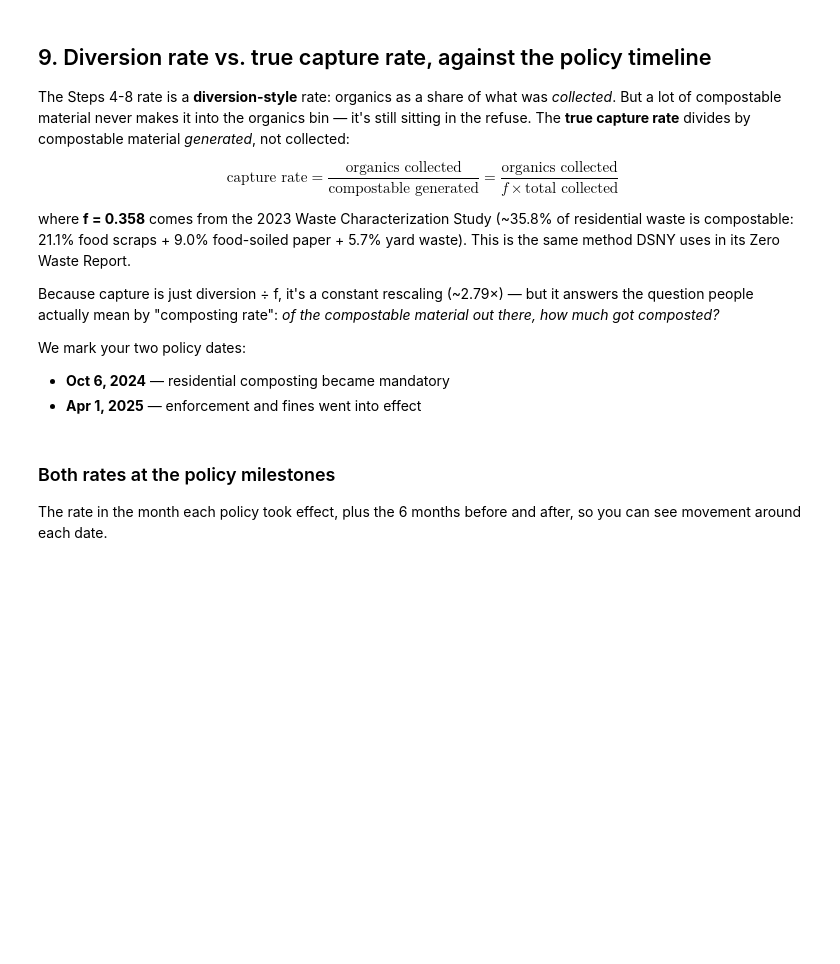
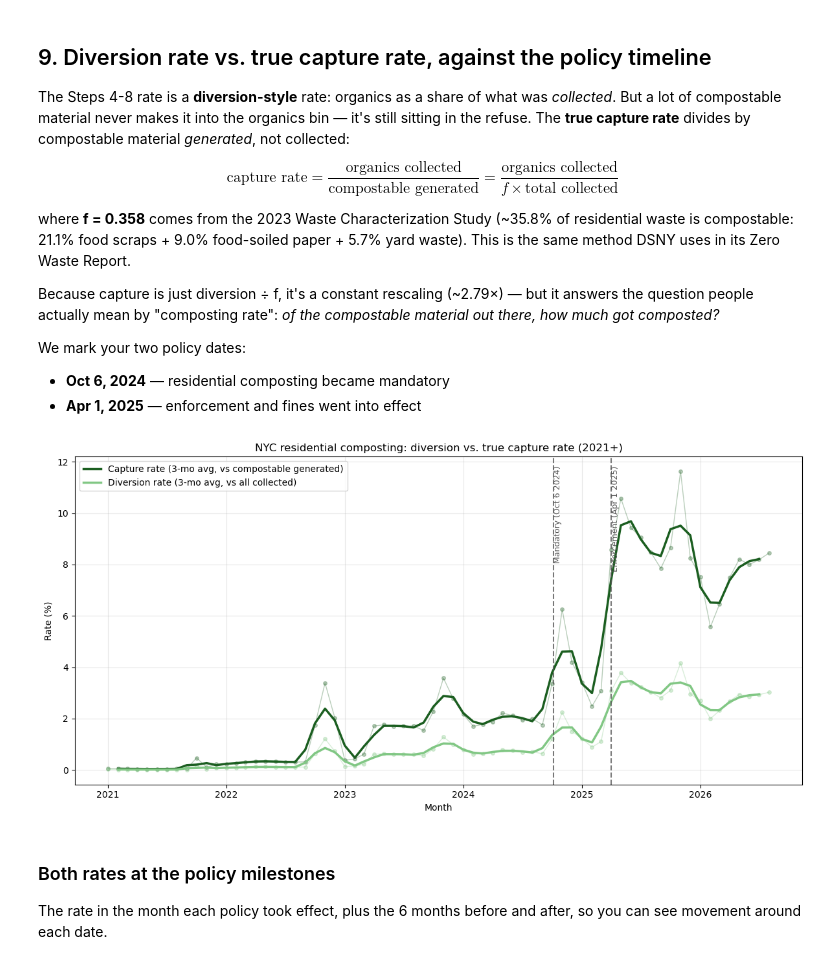
Before and after one commit to DynamicalSystemsGroup/civic-claim-provenance, a Jupyter notebook: analysis/nyc_composting_spatiotemporal.ipynb, the cells around one changed output. Cells and saved outputs as stored; diff of their text form; code cells hidden in the pictures; blank space fills up the shorter version.

```diff
--- a/analysis/nyc_composting_spatiotemporal.ipynb
+++ b/analysis/nyc_composting_spatiotemporal.ipynb
@@ -184,36 +272,36 @@ We mark your two policy dates:
 - **Apr 1, 2025** — enforcement and fines went into effect
 # %%
 COMPOSTABLE_FRACTION = 0.358  # 2023 NYC Waste Characterization Study
-
-POLICY_DATES = {
-    "Mandatory (Oct 6 2024)": pd.Timestamp("2024-10-06"),
-    "Enforcement (Apr 1 2025)": pd.Timestamp("2025-04-01"),
-}
+# POLICY_DATES is defined once in Step 2 and reused on every chart
 
 # Citywide, both rates per month
 both = df.groupby("date").apply(
     lambda g: pd.Series({
         "diversion_rate": g["organics"].sum() / g["total"].sum() * 100,
         "capture_rate":   g["organics"].sum() / (COMPOSTABLE_FRACTION * g["total"].sum()) * 100,
-    }),
-    include_groups=False)
+    }))
+
+cap_smooth = both["capture_rate"].rolling(3, center=True).mean()
+div_smooth = both["diversion_rate"].rolling(3, center=True).mean()
 
 fig, ax = plt.subplots(figsize=(12, 6))
-ax.plot(both.index, both["capture_rate"],   marker="o", ms=4, lw=2,
-        color="#1b5e20", label="Capture rate (vs compostable generated)")
-ax.plot(both.index, both["diversion_rate"], marker="o", ms=4, lw=2,
-        color="#81c784", label="Diversion rate (vs all collected)")
+ax.plot(both.index, both["capture_rate"],   marker="o", ms=4, lw=1, alpha=0.3, color="#1b5e20")
+ax.plot(both.index, both["diversion_rate"], marker="o", ms=4, lw=1, alpha=0.3, color="#81c784")
+ax.plot(both.index, cap_smooth, lw=2.5, color="#1b5e20", label="Capture rate (3-mo avg, vs compostable generated)")
+ax.plot(both.index, div_smooth, lw=2.5, color="#81c784", label="Diversion rate (3-mo avg, vs all collected)")
 
 for label, d in POLICY_DATES.items():
-    ax.axvline(d, color="#c62828", ls="--", lw=1.5, alpha=0.8)
+    ax.axvline(d, color="#555555", ls="--", lw=1.5, alpha=0.8)
     ax.text(d, ax.get_ylim()[1]*0.97, " " + label, rotation=90,
-            va="top", ha="left", fontsize=9, color="#c62828")
+            va="top", ha="left", fontsize=9, color="#555555")
 
 ax.set_title("NYC residential composting: diversion vs. true capture rate (2021+)")
 ax.set_ylabel("Rate (%)"); ax.set_xlabel("Month")
 ax.legend(loc="upper left"); ax.grid(alpha=0.3)
 plt.tight_layout()
 plt.show()
+# %% [output]
+[figure, added]
 # %% [markdown]
 ### Both rates at the policy milestones
 
```
Also changed, not shown: parts of 18 cells of this notebook.
